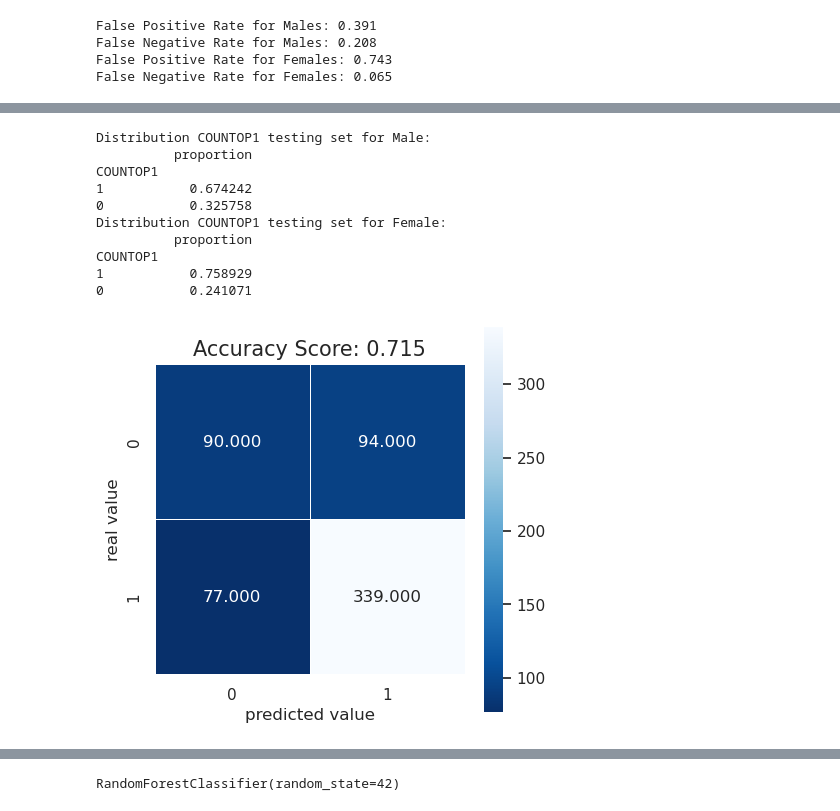
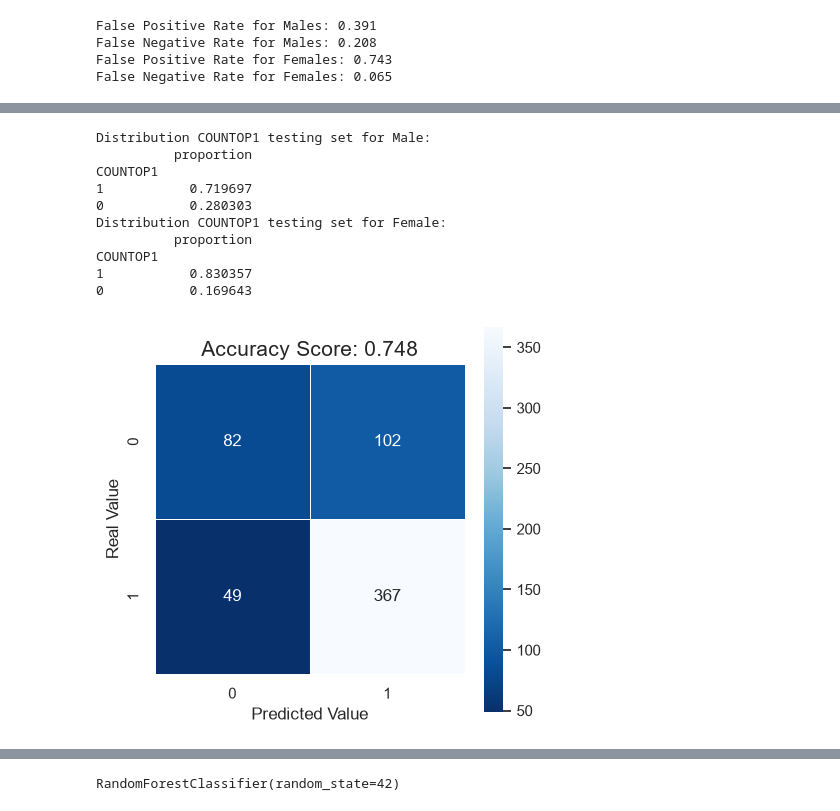
Before and after one commit to frank-g-schiller/ICA2026, a Jupyter notebook: Fairness_Example.ipynb, the cells around one changed output, grey strips where cells are left out. Cells and saved outputs as stored; diff of their text form; code cells hidden in the pictures.

```diff
--- a/Fairness_Example.ipynb
+++ b/Fairness_Example.ipynb
@@ -682,0 +920,4 @@ False Negative Rate for Females: 0.076
+# %%
+# Modelling
+model_lr = LogisticRegression(random_state=42)
+model_lr.fit(X_train, Y_train)
@@ -711,7 +1046,7 @@ Our third model employs a random forest classifier with default settings.
 # %%
 # Modelling
 model_rf = RandomForestClassifier(random_state = 42)
-model_rf.fit(X_train, y_train)
+model_rf.fit(X_train, Y_train)
 # %% [output]
 RandomForestClassifier(random_state=42)
 # %%
@@ -855,5 +1190,5 @@ X_test_ng = X_test.drop(['GENDER'],axis=1)
 # %%
 # Modelling
-model_xgb_ng = xgb.XGBClassifier(random_state = 42)
-model_xgb_ng.fit(X_train_ng, y_train)
+model_lr_ng = LogisticRegression(random_state=42)
+model_lr_ng.fit(X_train_ng, Y_train)
 # %% [output]
@@ -871,42 +1196,42 @@ XGBClassifier(base_score=None, booster=None, callbacks=None,
 # %%
 # Prediction
-y_pred_xgb_ng = model_xgb_ng.predict(X_test_ng)
-y_pred_prob_xgb_ng = model_xgb_ng.predict_proba(X_test_ng)
+Y_pred_lr_ng = model_lr_ng.predict(X_test_ng)
+Y_pred_prob_lr_ng = model_lr_ng.predict_proba(X_test_ng)
 # %%
 # Target Distribution in the Training and Testing Set per GENDER
 # Concatenate the test data with the predictions
-df_test_xgb_ng = pd.DataFrame(X_test)
-df_test_xgb_ng['COUNTOP1'] = y_pred_xgb_ng
-Target_Dist_Test_M_xgb_ng = df_test_xgb_ng[df_test_xgb_ng['GENDER'] == 0]['COUNTOP1'].value_counts(normalize=True).to_frame()
-Target_Dist_Test_F_xgb_ng = df_test_xgb_ng[df_test_xgb_ng['GENDER'] == 1]['COUNTOP1'].value_counts(normalize=True).to_frame()
+df_test_lr_ng = pd.DataFrame(X_test)
+df_test_lr_ng['COUNTOP1'] = Y_pred_lr_ng
+Target_Dist_Test_M_lr_ng = df_test_lr_ng[df_test_lr_ng['GENDER'] == 0]['COUNTOP1'].value_counts(normalize=True).to_frame()
+Target_Dist_Test_F_lr_ng = df_test_lr_ng[df_test_lr_ng['GENDER'] == 1]['COUNTOP1'].value_counts(normalize=True).to_frame()
 
 print("Distribution COUNTOP1 testing set for Male: ")
-print(Target_Dist_Test_M_xgb_ng)
+print(Target_Dist_Test_M_lr_ng)
 print("Distribution COUNTOP1 testing set for Female: ")
-print(Target_Dist_Test_F_xgb_ng)
+print(Target_Dist_Test_F_lr_ng)
 # %% [output]
 Distribution COUNTOP1 testing set for Male:
           proportion
 COUNTOP1
-1           0.674242
-0           0.325758
+1           0.719697
+0           0.280303
 Distribution COUNTOP1 testing set for Female:
           proportion
 COUNTOP1
-1           0.758929
-0           0.241071
+1           0.830357
+0           0.169643
 # %%
 # Accuracy Score
-accuracy_xgb_ng = accuracy_score(y_test, y_pred_xgb_ng)
+accuracy_lr_ng = accuracy_score(Y_test, Y_pred_lr_ng)
 # Confusion Matrix
-cm = skmetrics.confusion_matrix(y_test, y_pred_xgb_ng)
+cm = skmetrics.confusion_matrix(Y_test, Y_pred_lr_ng)
 plt.figure(figsize=(5,5))
-sns.heatmap(cm, annot=True, fmt=".3f", linewidths=.5, square = True, cmap = 'Blues_r');
-plt.ylabel('real value');
-plt.xlabel('predicted value');
-all_sample_title = 'Accuracy Score: {0}'.format(round(accuracy_xgb_ng,3))
+sns.heatmap(cm, annot=True, fmt=".0f", linewidths=.5, square = True, cmap = 'Blues_r');
+plt.ylabel('Real Value');
+plt.xlabel('Predicted Value');
+all_sample_title = 'Accuracy Score: {0}'.format(round(accuracy_lr_ng,3))
 plt.title(all_sample_title, size = 15);
 # %% [output]
-[figure, old version]
+[figure, new version]
 # %%
 # Metrics
```
Also changed, not shown: parts of 218 cells of this notebook, 3 other files.
